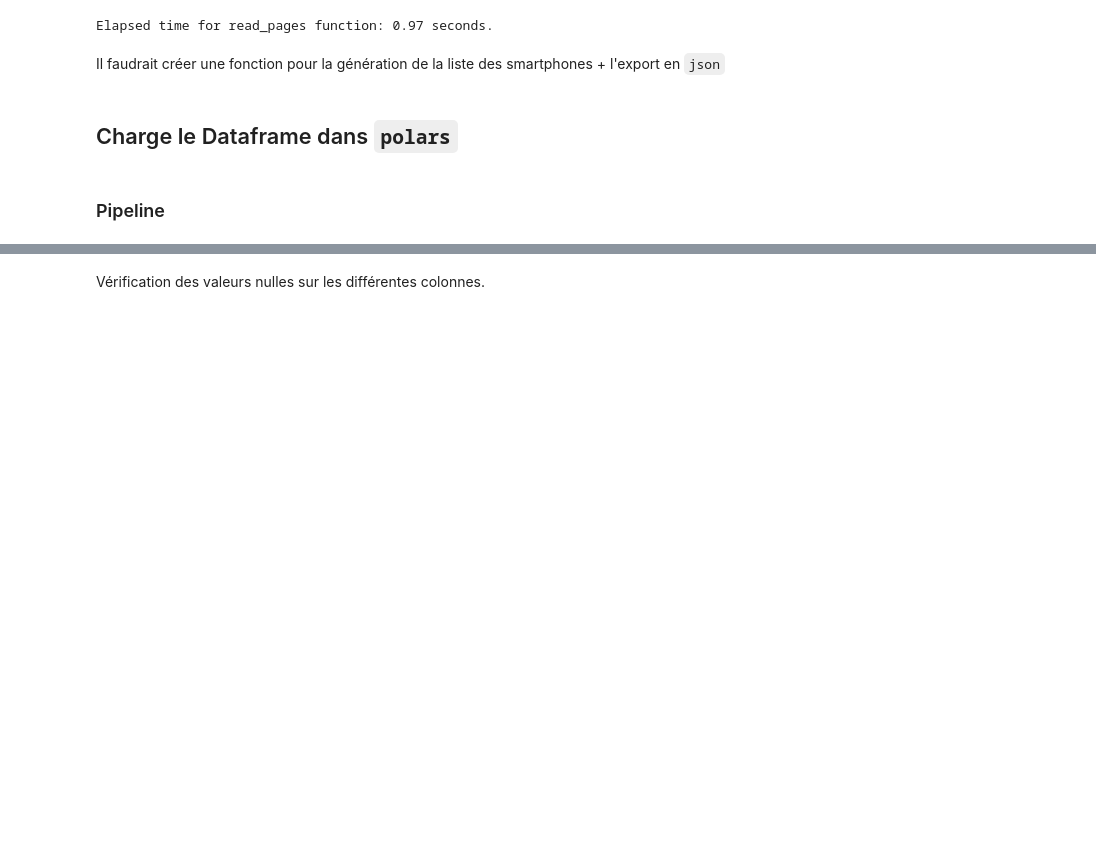
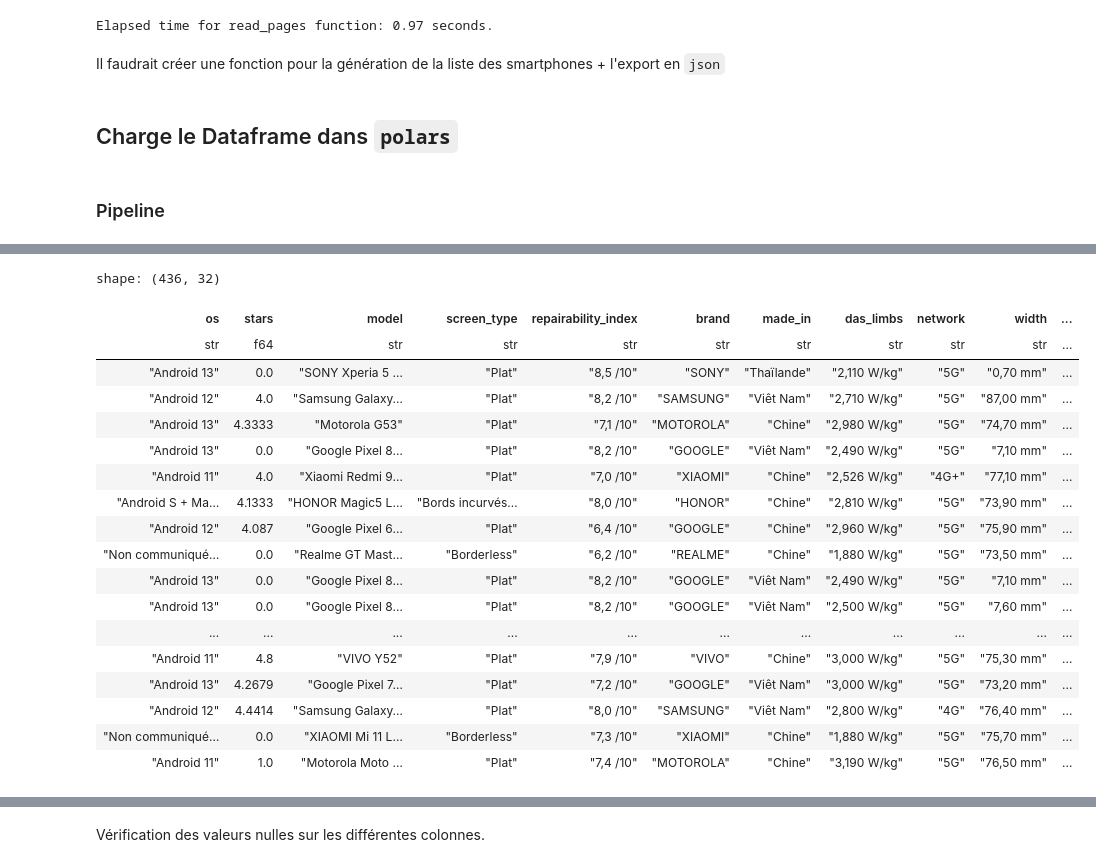
Before and after one commit to aybuke-b/3R, a Jupyter notebook: Web_Scraping/new_notebook.ipynb, the cells around one changed output, grey strips where cells are left out. Saved outputs shown, nothing was run; the diff lists cells and outputs as text; code cells hidden in the pictures; blank space fills up the shorter version.

```diff
--- a/Web_Scraping/new_notebook.ipynb
+++ b/Web_Scraping/new_notebook.ipynb
@@ -47,0 +126,22 @@ df = NordStream(df)
+# %%
+df
+# %% [output]
+shape: (436, 32)
+| os | stars | model | screen_type | repairability_index | brand | made_in | das_limbs | network | width | ... |
+| str | f64 | str | str | str | str | str | str | str | str | ... |
+| "Android 13" | 0.0 | "SONY Xperia 5 … | "Plat" | "8,5 /10" | "SONY" | "Thaïlande" | "2,110 W/kg" | "5G" | "0,70 mm" | ... |
+| "Android 12" | 4.0 | "Samsung Galaxy… | "Plat" | "8,2 /10" | "SAMSUNG" | "Viêt Nam" | "2,710 W/kg" | "5G" | "87,00 mm" | ... |
+| "Android 13" | 4.3333 | "Motorola G53" | "Plat" | "7,1 /10" | "MOTOROLA" | "Chine" | "2,980 W/kg" | "5G" | "74,70 mm" | ... |
+| "Android 13" | 0.0 | "Google Pixel 8… | "Plat" | "8,2 /10" | "GOOGLE" | "Viêt Nam" | "2,490 W/kg" | "5G" | "7,10 mm" | ... |
+| "Android 11" | 4.0 | "Xiaomi Redmi 9… | "Plat" | "7,0 /10" | "XIAOMI" | "Chine" | "2,526 W/kg" | "4G+" | "77,10 mm" | ... |
+| "Android S + Ma… | 4.1333 | "HONOR Magic5 L… | "Bords incurvés… | "8,0 /10" | "HONOR" | "Chine" | "2,810 W/kg" | "5G" | "73,90 mm" | ... |
+| "Android 12" | 4.087 | "Google Pixel 6… | "Plat" | "6,4 /10" | "GOOGLE" | "Chine" | "2,960 W/kg" | "5G" | "75,90 mm" | ... |
+| "Non communiqué… | 0.0 | "Realme GT Mast… | "Borderless" | "6,2 /10" | "REALME" | "Chine" | "1,880 W/kg" | "5G" | "73,50 mm" | ... |
+| "Android 13" | 0.0 | "Google Pixel 8… | "Plat" | "8,2 /10" | "GOOGLE" | "Viêt Nam" | "2,490 W/kg" | "5G" | "7,10 mm" | ... |
+| "Android 13" | 0.0 | "Google Pixel 8… | "Plat" | "8,2 /10" | "GOOGLE" | "Viêt Nam" | "2,500 W/kg" | "5G" | "7,60 mm" | ... |
+| ... | ... | ... | ... | ... | ... | ... | ... | ... | ... | ... |
+| "Android 11" | 4.8 | "VIVO Y52" | "Plat" | "7,9 /10" | "VIVO" | "Chine" | "3,000 W/kg" | "5G" | "75,30 mm" | ... |
+| "Android 13" | 4.2679 | "Google Pixel 7… | "Plat" | "7,2 /10" | "GOOGLE" | "Viêt Nam" | "3,000 W/kg" | "5G" | "73,20 mm" | ... |
+| "Android 12" | 4.4414 | "Samsung Galaxy… | "Plat" | "8,0 /10" | "SAMSUNG" | "Viêt Nam" | "2,800 W/kg" | "4G" | "76,40 mm" | ... |
+| "Non communiqué… | 0.0 | "XIAOMI Mi 11 L… | "Borderless" | "7,3 /10" | "XIAOMI" | "Chine" | "1,880 W/kg" | "5G" | "75,70 mm" | ... |
+| "Android 11" | 1.0 | "Motorola Moto … | "Plat" | "7,4 /10" | "MOTOROLA" | "Chine" | "3,190 W/kg" | "5G" | "76,50 mm" | ... |
```
Also changed, not shown: parts of 16 cells of this notebook, 3 other files.
